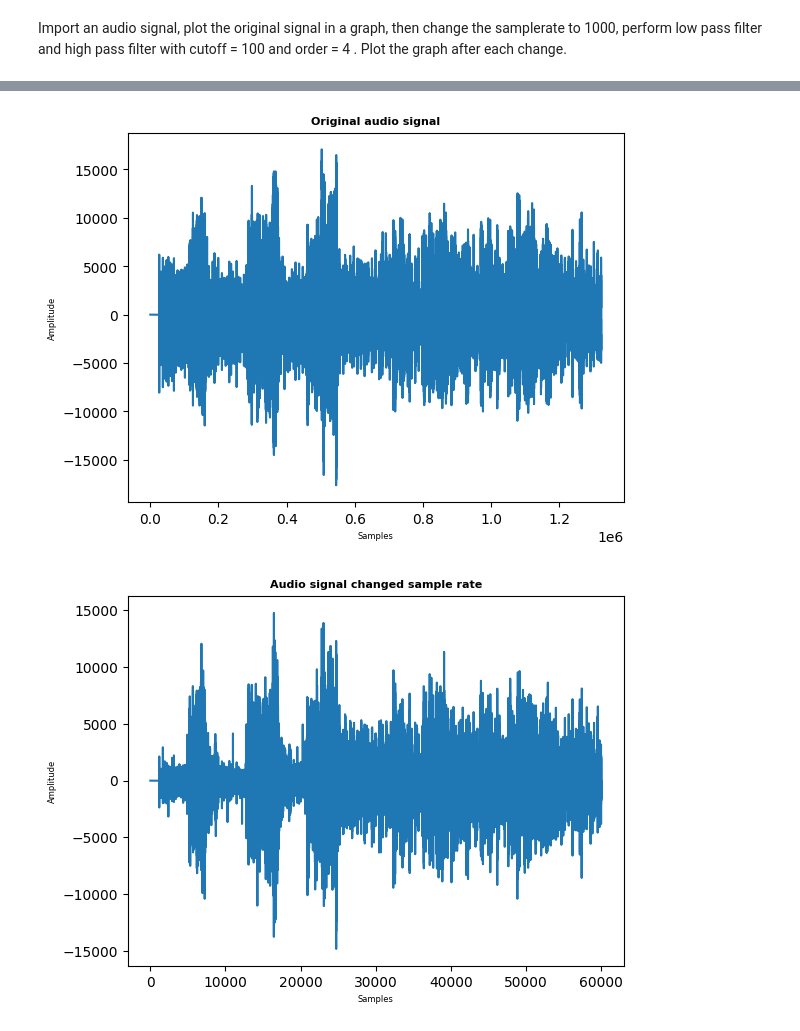
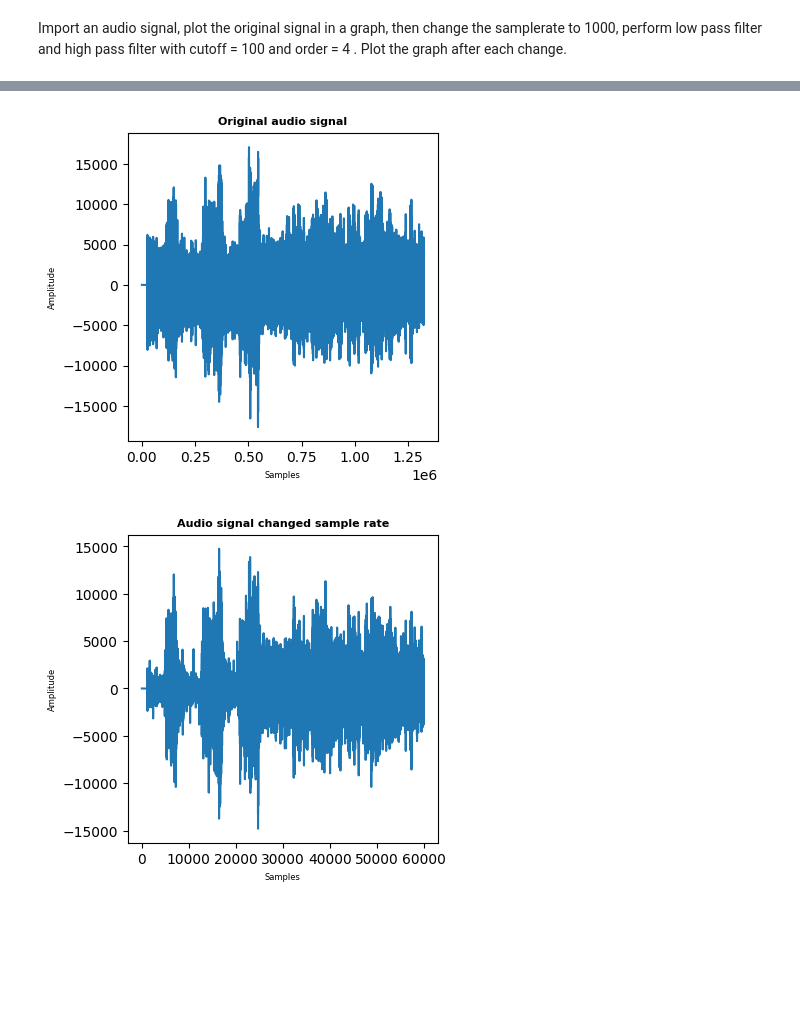
Before and after one commit to vanitaPalanki/AI_ML_Internship_Work, a Jupyter notebook: int_4.ipynb, the cells around one changed output, grey strips where cells are left out. Cells and saved outputs as stored; diff of their text form; code cells hidden in the pictures; blank space fills up the shorter version.

```diff
--- a/int_4.ipynb
+++ b/int_4.ipynb
@@ -18,6 +18,10 @@ import matplotlib.pyplot as plt
 from scipy import signal
 
 samplerate, data = wavfile.read('/content/files/BabyElephantWalk60.wav')
+
+f = plt.figure()
+f.set_figwidth(4)
+f.set_figheight(4)
 
 plt.plot(data)
 plt.title("Original audio signal", fontsize=8, fontweight="bold")
@@ -35,33 +39,43 @@ resample_audio.export('new_samp.wav', format='wav')
 
 samplerate1, data1 = wavfile.read('new_samp.wav')
 
+f = plt.figure()
+f.set_figwidth(4)
+f.set_figheight(4)
+
 plt.plot(data1)
 plt.title("Audio signal changed sample rate", fontsize=8, fontweight="bold")
 plt.xlabel("Samples", fontsize=6)
 plt.ylabel('Amplitude', fontsize=6)
 plt.show()
 
 fs = desired_sample_rate/2
 
 b, a = signal.butter(4, 100/fs, btype='lowpass', analog = False)
 output = signal.filtfilt(b, a, data1)
 
+f = plt.figure()
+f.set_figwidth(4)
+f.set_figheight(4)
 
 plt.plot(output)
 plt.title("Audio signal changed after low pass filter", fontsize=8, fontweight="bold")
 plt.xlabel("Samples", fontsize=6)
 plt.ylabel('Amplitude', fontsize=6)
 plt.show()
 
-
 b, a = signal.butter(4, 100/fs, btype = 'highpass', analog = False)
 output_signal = signal.filtfilt(b, a, data1)
+
+f = plt.figure()
+f.set_figwidth(4)
+f.set_figheight(4)
 
 plt.plot(output_signal)
 plt.title("Audio signal changed after high pass filter", fontsize=8, fontweight="bold")
 plt.xlabel("Samples", fontsize=6)
 plt.ylabel('Amplitude', fontsize=6)
 plt.show()
 # %% [output]
-[figure, old version]
+[figure, new version]
-[figure, old version]
+[figure, new version]
```
Also changed, not shown: parts of 2 cells of this notebook.
